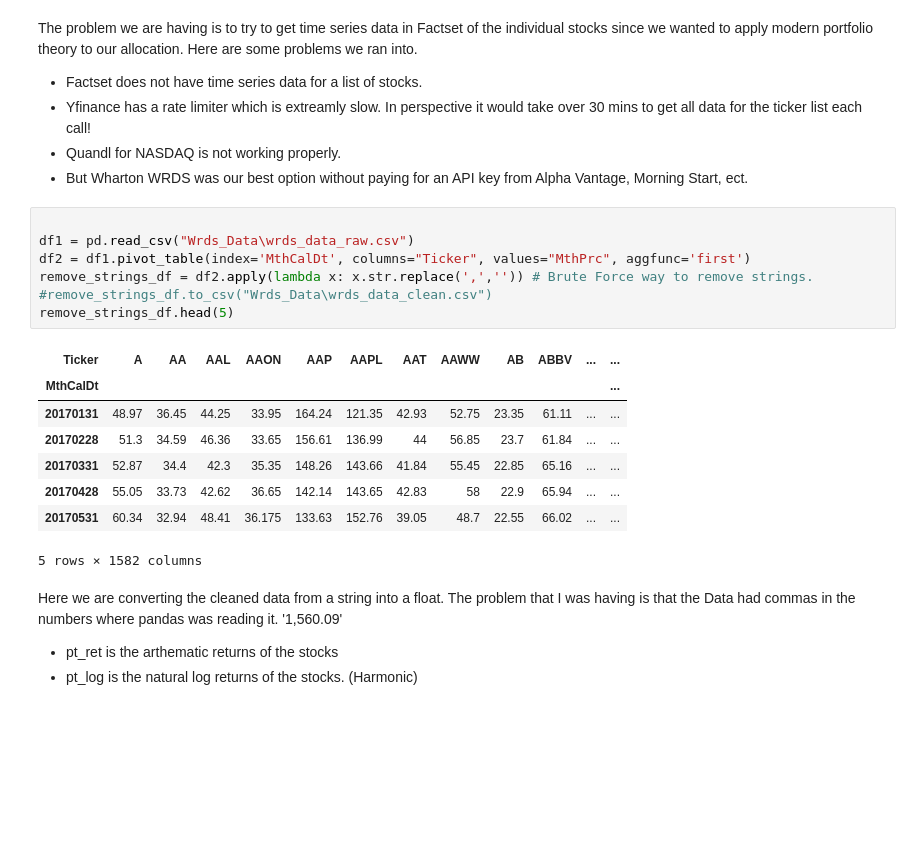
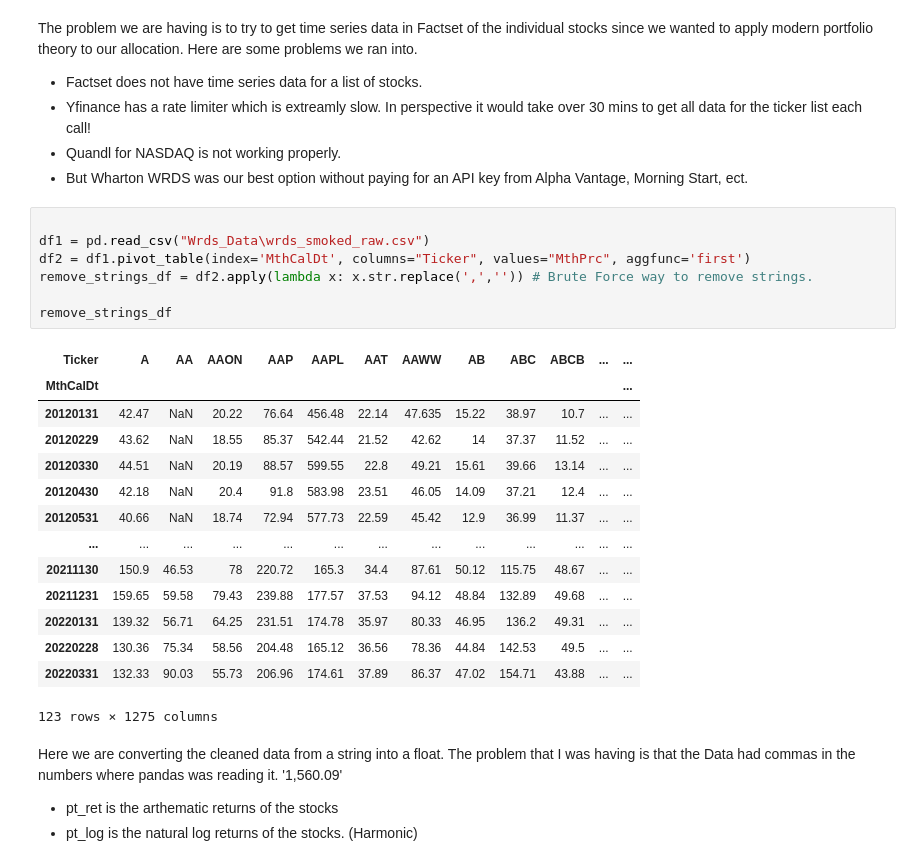
Before and after one commit to ts7even/not_ltcm, a Jupyter notebook: not_ltcm.ipynb, the cells around one changed output. Cells and saved outputs as stored; diff of their text form; blank space fills up the shorter version.

```diff
--- a/not_ltcm.ipynb
+++ b/not_ltcm.ipynb
@@ -57,20 +66,26 @@ The problem we are having is to try to get time series data in Factset of the in
 * But Wharton WRDS was our best option without paying for an API key from Alpha Vantage, Morning Start, ect.
 # %%
 
-df1 = pd.read_csv("Wrds_Data\wrds_data_raw.csv")
+df1 = pd.read_csv("Wrds_Data\wrds_smoked_raw.csv")
 df2 = df1.pivot_table(index='MthCalDt', columns="Ticker", values="MthPrc", aggfunc='first')
 remove_strings_df = df2.apply(lambda x: x.str.replace(',','')) # Brute Force way to remove strings.
-#remove_strings_df.to_csv("Wrds_Data\wrds_data_clean.csv")
-remove_strings_df.head(5)
+
+remove_strings_df
 # %% [output]
-| Ticker | A | AA | AAL | AAON | AAP | AAPL | AAT | AAWW | AB | ABBV | ... | ... |
+| Ticker | A | AA | AAON | AAP | AAPL | AAT | AAWW | AB | ABC | ABCB | ... | ... |
 | MthCalDt |  |  |  |  |  |  |  |  |  |  |  | ... |
-| 20170131 | 48.97 | 36.45 | 44.25 | 33.95 | 164.24 | 121.35 | 42.93 | 52.75 | 23.35 | 61.11 | ... | ... |
-| 20170228 | 51.3 | 34.59 | 46.36 | 33.65 | 156.61 | 136.99 | 44 | 56.85 | 23.7 | 61.84 | ... | ... |
-| 20170331 | 52.87 | 34.4 | 42.3 | 35.35 | 148.26 | 143.66 | 41.84 | 55.45 | 22.85 | 65.16 | ... | ... |
-| 20170428 | 55.05 | 33.73 | 42.62 | 36.65 | 142.14 | 143.65 | 42.83 | 58 | 22.9 | 65.94 | ... | ... |
-| 20170531 | 60.34 | 32.94 | 48.41 | 36.175 | 133.63 | 152.76 | 39.05 | 48.7 | 22.55 | 66.02 | ... | ... |
+| 20120131 | 42.47 | NaN | 20.22 | 76.64 | 456.48 | 22.14 | 47.635 | 15.22 | 38.97 | 10.7 | ... | ... |
+| 20120229 | 43.62 | NaN | 18.55 | 85.37 | 542.44 | 21.52 | 42.62 | 14 | 37.37 | 11.52 | ... | ... |
+| 20120330 | 44.51 | NaN | 20.19 | 88.57 | 599.55 | 22.8 | 49.21 | 15.61 | 39.66 | 13.14 | ... | ... |
+| 20120430 | 42.18 | NaN | 20.4 | 91.8 | 583.98 | 23.51 | 46.05 | 14.09 | 37.21 | 12.4 | ... | ... |
+| 20120531 | 40.66 | NaN | 18.74 | 72.94 | 577.73 | 22.59 | 45.42 | 12.9 | 36.99 | 11.37 | ... | ... |
+| ... | ... | ... | ... | ... | ... | ... | ... | ... | ... | ... | ... | ... |
+| 20211130 | 150.9 | 46.53 | 78 | 220.72 | 165.3 | 34.4 | 87.61 | 50.12 | 115.75 | 48.67 | ... | ... |
+| 20211231 | 159.65 | 59.58 | 79.43 | 239.88 | 177.57 | 37.53 | 94.12 | 48.84 | 132.89 | 49.68 | ... | ... |
+| 20220131 | 139.32 | 56.71 | 64.25 | 231.51 | 174.78 | 35.97 | 80.33 | 46.95 | 136.2 | 49.31 | ... | ... |
+| 20220228 | 130.36 | 75.34 | 58.56 | 204.48 | 165.12 | 36.56 | 78.36 | 44.84 | 142.53 | 49.5 | ... | ... |
+| 20220331 | 132.33 | 90.03 | 55.73 | 206.96 | 174.61 | 37.89 | 86.37 | 47.02 | 154.71 | 43.88 | ... | ... |
-5 rows × 1582 columns
+123 rows × 1275 columns
 # %% [markdown]
 Here we are converting the cleaned data from a string into a float. The problem that I was having is that the Data had commas in the numbers where pandas was reading it. '1,560.09'
 
```
Also changed, not shown: parts of 15 cells of this notebook, 12 other files.
